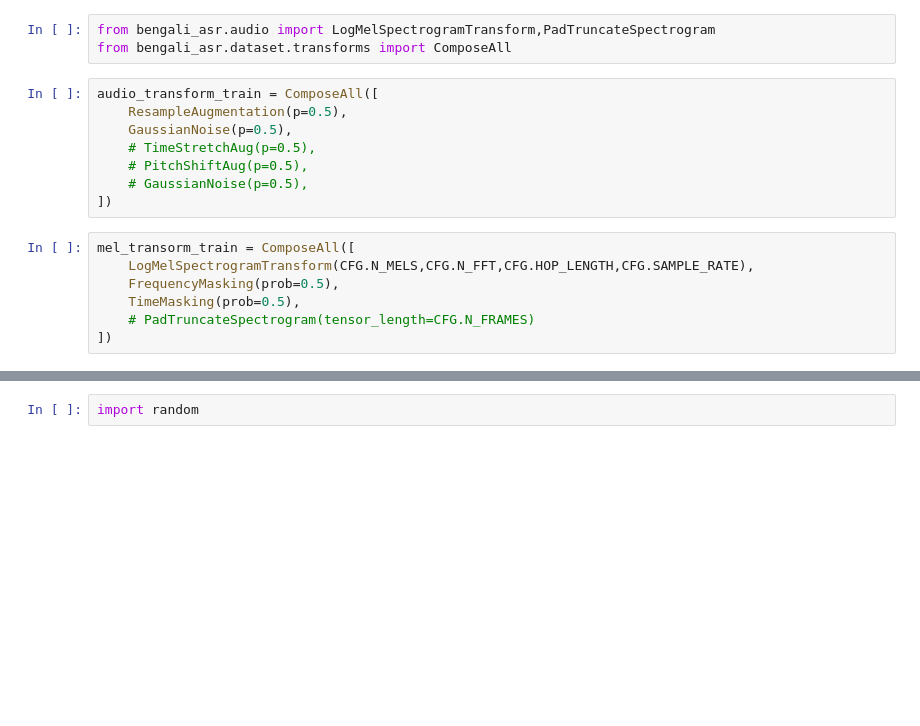
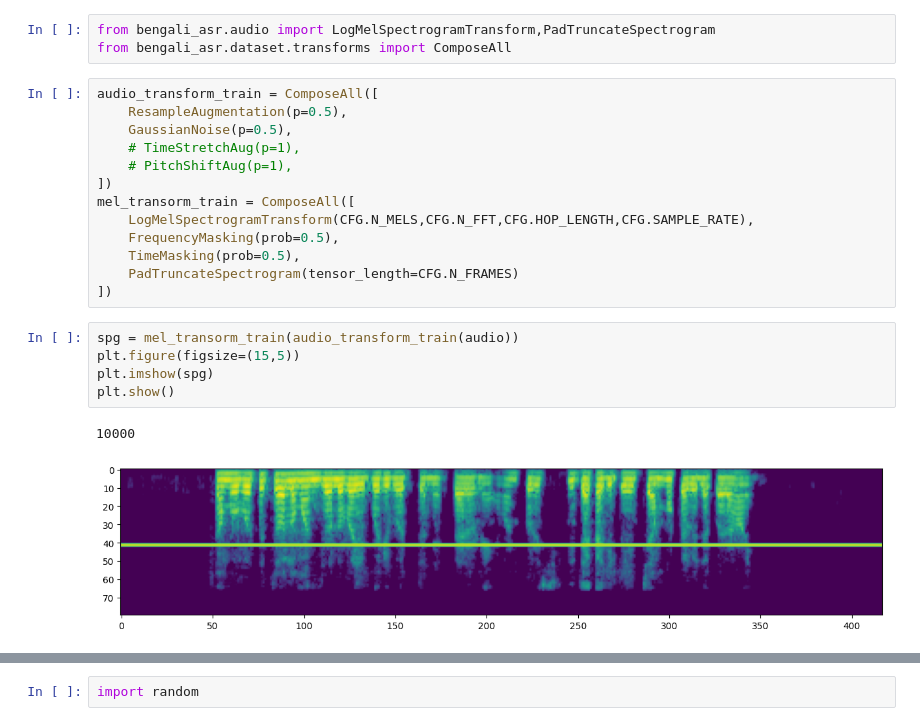
Before and after one commit to SamratThapa120/bengali-speech-recognition, a Jupyter notebook: notebooks/EDA_augmenta.ipynb, the cells around one changed output, grey strips where cells are left out. Drawn from its saved outputs; the diff is of its cells as text; blank space fills up the shorter version.

```diff
--- a/notebooks/EDA_augmenta.ipynb
+++ b/notebooks/EDA_augmenta.ipynb
@@ -51,14 +51,20 @@ from bengali_asr.dataset.transforms import ComposeAll
 audio_transform_train = ComposeAll([
     ResampleAugmentation(p=0.5),
     GaussianNoise(p=0.5),
-    # TimeStretchAug(p=0.5),
-    # PitchShiftAug(p=0.5),
-    # GaussianNoise(p=0.5),
+    # TimeStretchAug(p=1),
+    # PitchShiftAug(p=1),
 ])
+mel_transorm_train = ComposeAll([
+    LogMelSpectrogramTransform(CFG.N_MELS,CFG.N_FFT,CFG.HOP_LENGTH,CFG.SAMPLE_RATE),
+    FrequencyMasking(prob=0.5),
+    TimeMasking(prob=0.5),
+    PadTruncateSpectrogram(tensor_length=CFG.N_FRAMES)
+])
-# %%
-mel_transorm_train = ComposeAll([
-    LogMelSpectrogramTransform(CFG.N_MELS,CFG.N_FFT,CFG.HOP_LENGTH,CFG.SAMPLE_RATE),
-    FrequencyMasking(prob=0.5),
-    TimeMasking(prob=0.5),
-    # PadTruncateSpectrogram(tensor_length=CFG.N_FRAMES)
-])
+# %%
+spg = mel_transorm_train(audio_transform_train(audio))
+plt.figure(figsize=(15,5))
+plt.imshow(spg)
+plt.show()
+# %% [output]
+10000
+[figure, added]
```
Also changed, not shown: parts of 3 cells of this notebook, 2 other files.
